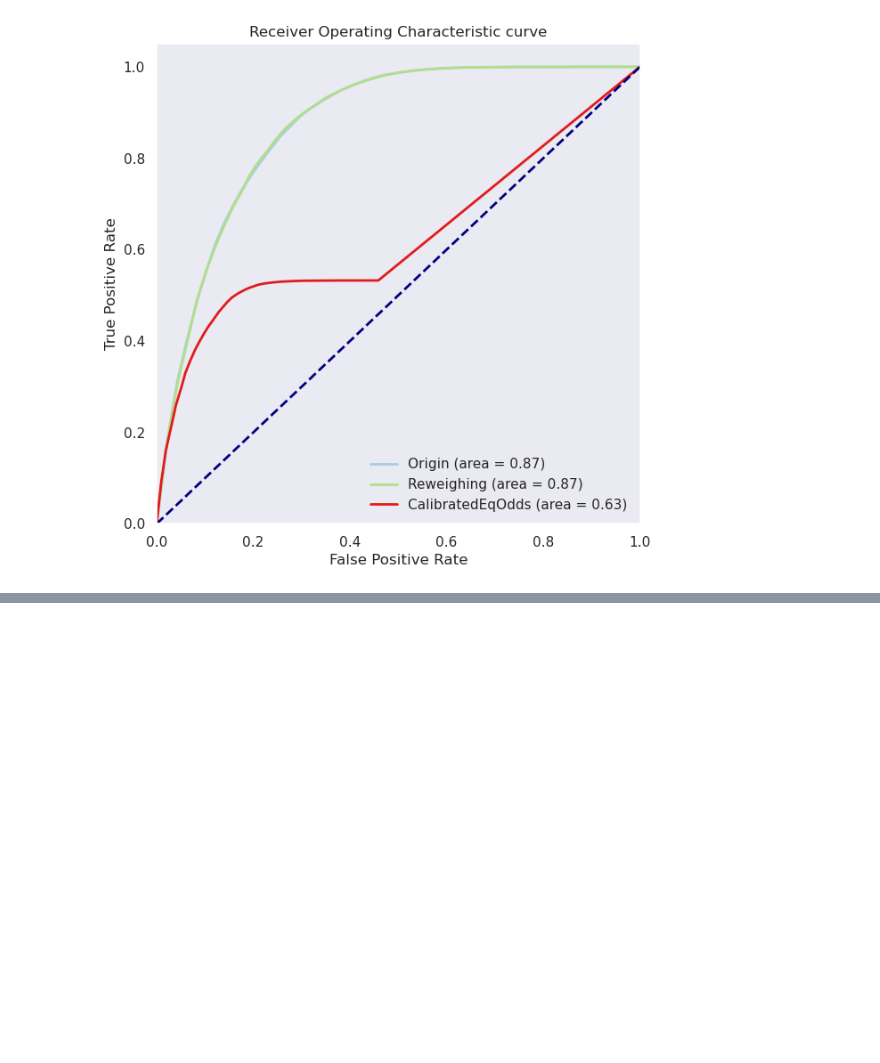
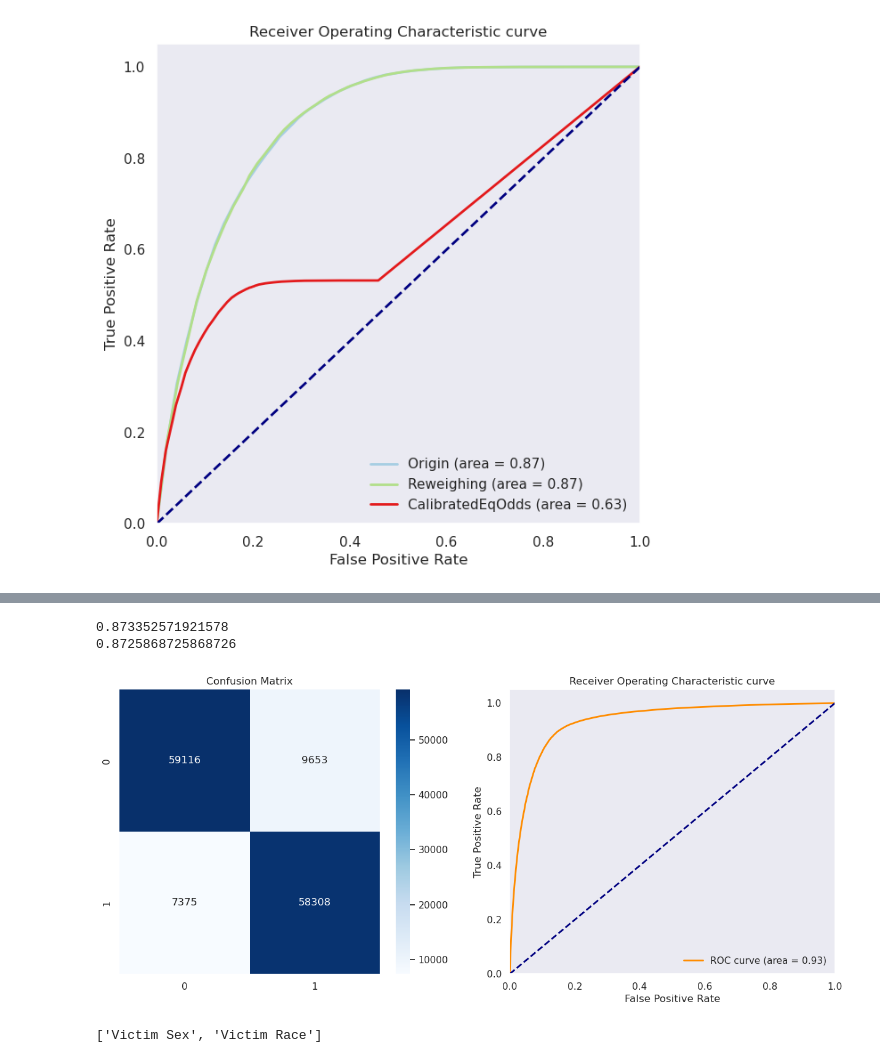
Before and after one commit to ehsanap7/machineLearning, a Jupyter notebook: AI_Fairness.ipynb, the cells around one changed output, grey strips where cells are left out. Cells and saved outputs as stored; diff of their text form; code cells hidden in the pictures; blank space fills up the shorter version.

```diff
--- a/AI_Fairness.ipynb
+++ b/AI_Fairness.ipynb
@@ -1028,0 +1058,8 @@ CalibratedEqOdds
+# %%
+dataset = dataset_race
+label_name = 'Perpetrator Race'
+protected_attribute_names=['Victim Sex', 'Victim Race']
+
+favorable_classes = np.where(categorical_names['Perpetrator Race'] == 'White')[0]
+privileged_sex = np.where(categorical_names['Victim Sex'] == 'Male')[0]
+privileged_race = np.where(categorical_names['Victim Race'] == 'White')[0]
@@ -1028,0 +1068,6 @@ CalibratedEqOdds
+# %%
+data_orig_rac = StandardDataset(dataset,
+                                label_name=label_name,
+                                favorable_classes=favorable_classes,
+                                protected_attribute_names=protected_attribute_names,
+                                privileged_classes=[privileged_sex, privileged_race])
@@ -1028,0 +1100,8 @@ CalibratedEqOdds
+# %%
+np.random.seed(42)
+data_orig_rac_train, data_orig_rac_test = data_orig_rac.split([0.7], shuffle=True)
+
+display(Markdown("#### Train Dataset shape"))
+print("Perpetrator Race : ",data_orig_rac_train.features.shape)
+display(Markdown("#### Test Dataset shape"))
+print("Perpetrator Race : ",data_orig_rac_test.features.shape)
@@ -1028,0 +1113,11 @@ CalibratedEqOdds
+# %%
+model = RandomForestClassifier()
+model = model.fit(data_orig_rac_train.features, data_orig_rac_train.labels.ravel())
+# %%
+X_test_rac = data_orig_rac_test.features
+y_test_rac = data_orig_rac_test.labels.ravel()
+plot_model_performance(model, data_orig_rac_test.features, y_test_rac)
+# %% [output]
+0.873352571921578
+0.8725868725868726
+[figure, added]
@@ -1028,0 +1128,4 @@ CalibratedEqOdds
+# %%
+dataset_pred.protected_attribute_names
+# %% [output]
+['Victim Sex', 'Victim Race']
```
Also changed, not shown: parts of 9 cells of this notebook.
